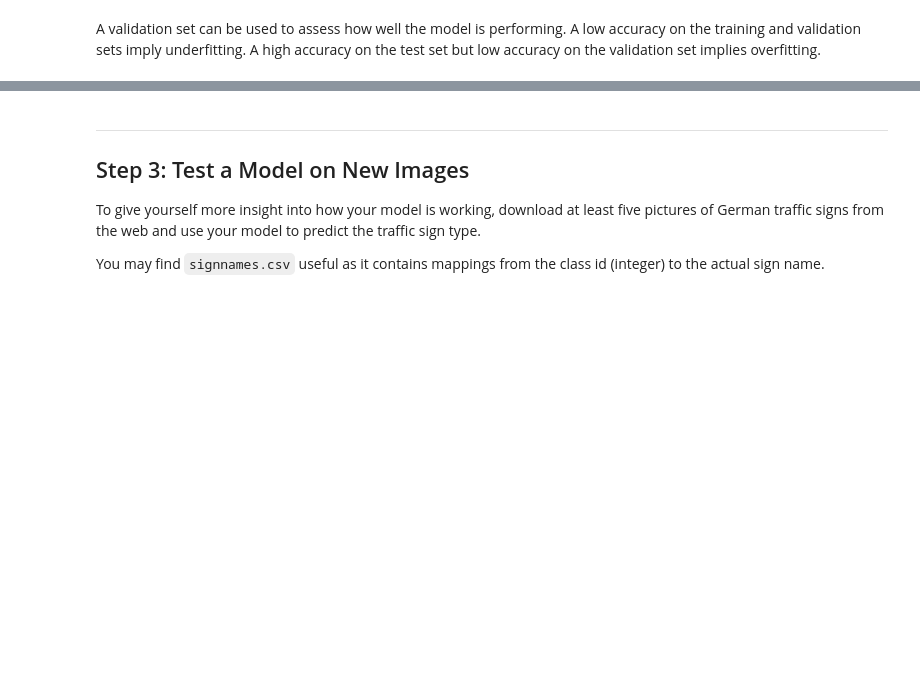
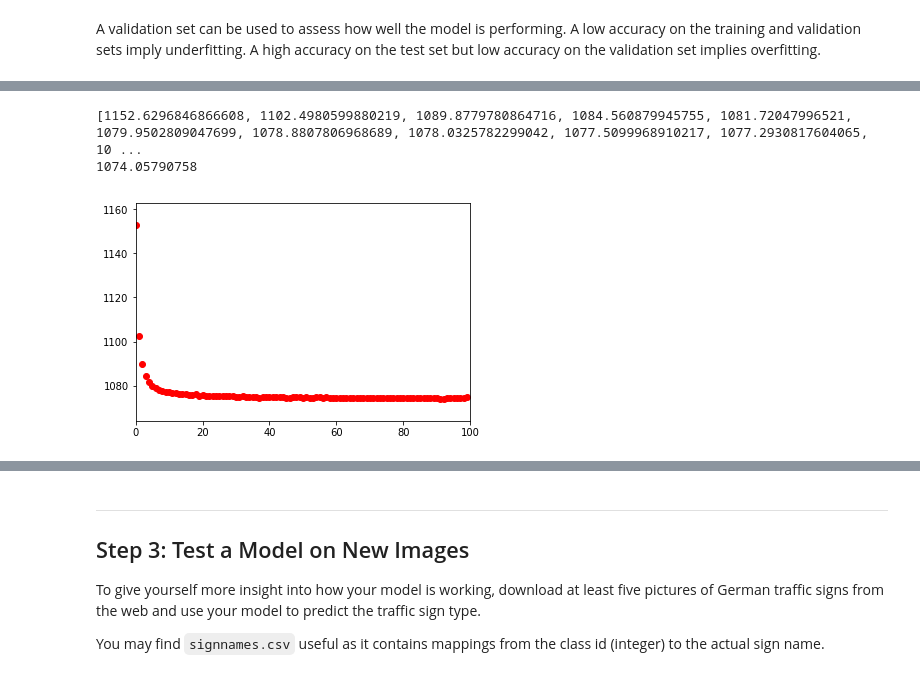
Before and after one commit to duke24k/self-driving-car-nd, a Jupyter notebook: p2/Traffic_Sign_Classifier_submit.ipynb, the cells around one changed output, grey strips where cells are left out. Drawn from its saved outputs; the diff is of its cells as text; code cells hidden in the pictures; blank space fills up the shorter version.

```diff
--- a/p2/Traffic_Sign_Classifier_submit.ipynb
+++ b/p2/Traffic_Sign_Classifier_submit.ipynb
@@ -803 +815,16 @@ Test Accuracy = 0.956
 Model saved
+# %%
+print(debugger_total_loss_t)
+print(min(debugger_total_loss_t))
+
+step = EPOCHS
+min_value = min(debugger_total_loss_t) - 10
+max_value = max(debugger_total_loss_t) + 10
+
+plt.plot(np.arange(0., step, 1), debugger_total_loss_t, 'ro')
+plt.axis([0, step, min_value, max_value])
+plt.show()
+# %% [output]
+[1152.6296846866608, 1102.4980599880219, 1089.8779780864716, 1084.560879945755, 1081.72047996521, 1079.9502809047699, 1078.8807806968689, 1078.0325782299042, 1077.5099968910217, 1077.2930817604065, 10 ...
+1074.05790758
+[figure, added]
```
Also changed, not shown: parts of 15 cells of this notebook.
